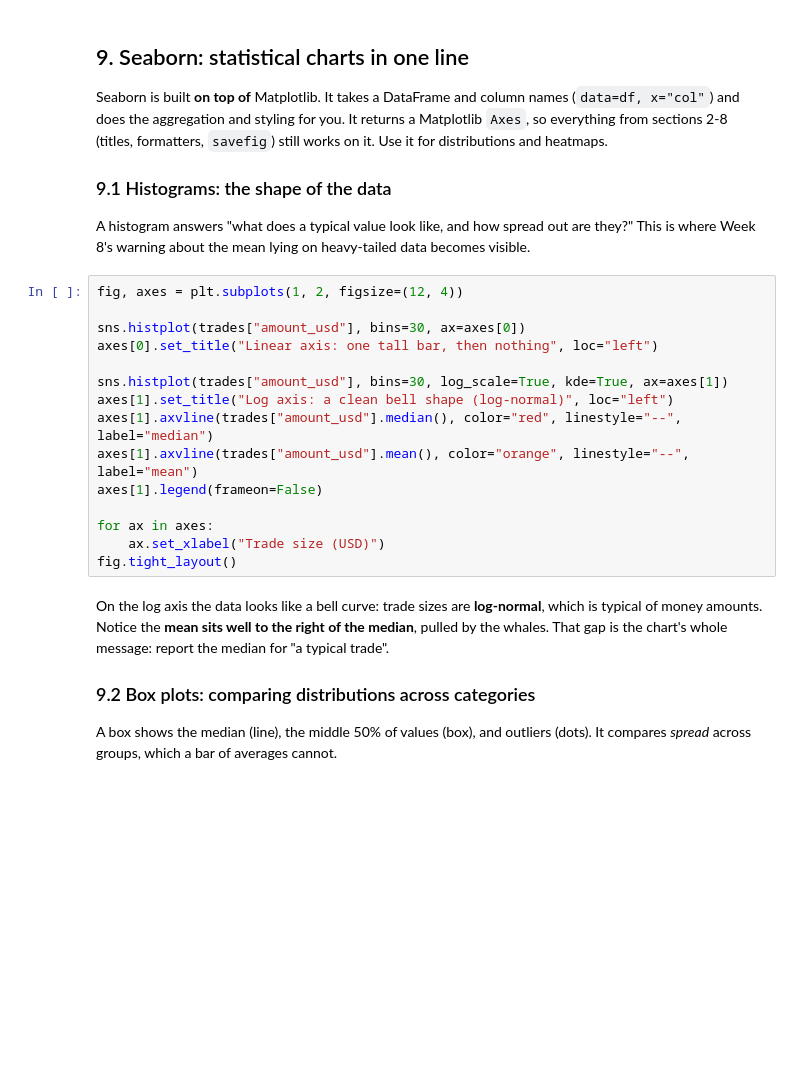
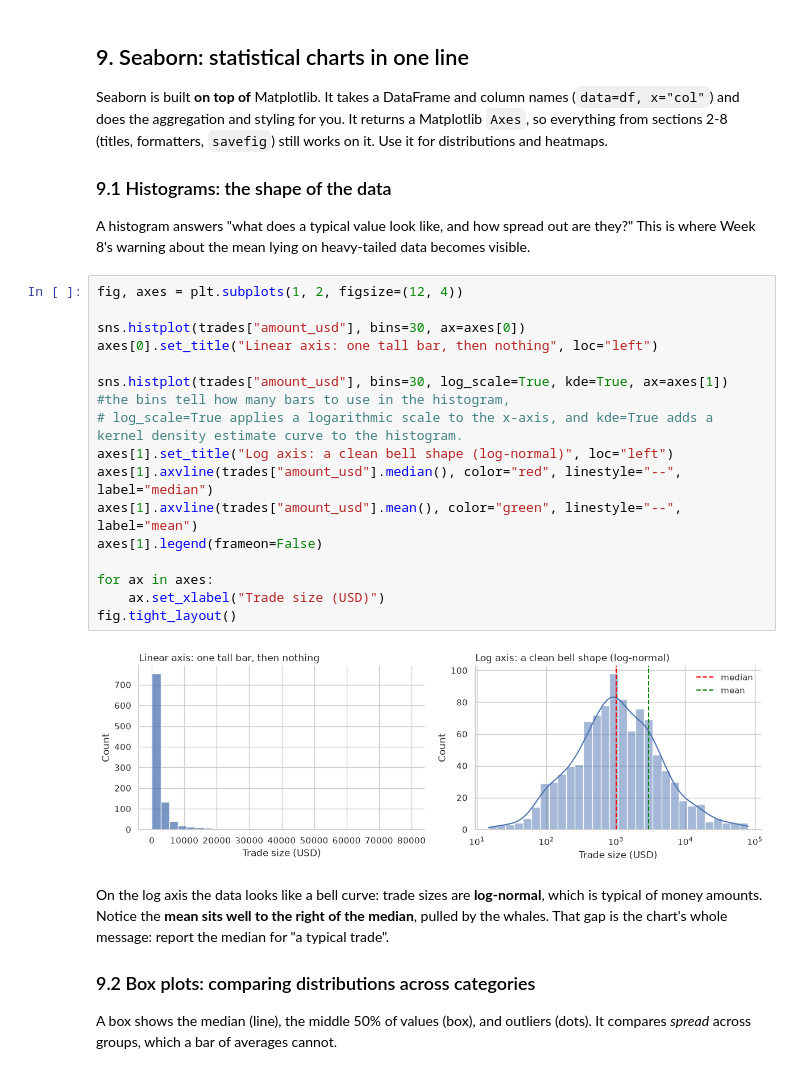
Before and after one commit to only1angelnath/python-for-blockchain-analytics, a Jupyter notebook: phase-2-python-for-data/week-09-visualization/lesson.ipynb, the cells around one changed output. Cells and saved outputs as stored; diff of their text form; blank space fills up the shorter version.

```diff
--- a/phase-2-python-for-data/week-09-visualization/lesson.ipynb
+++ b/phase-2-python-for-data/week-09-visualization/lesson.ipynb
@@ -371,18 +414,22 @@ A histogram answers "what does a typical value look like, and how spread out are
 # %%
 fig, axes = plt.subplots(1, 2, figsize=(12, 4))
 
 sns.histplot(trades["amount_usd"], bins=30, ax=axes[0])
 axes[0].set_title("Linear axis: one tall bar, then nothing", loc="left")
 
 sns.histplot(trades["amount_usd"], bins=30, log_scale=True, kde=True, ax=axes[1])
+#the bins tell how many bars to use in the histogram,
+# log_scale=True applies a logarithmic scale to the x-axis, and kde=True adds a kernel density estimate curve to the histogram.
 axes[1].set_title("Log axis: a clean bell shape (log-normal)", loc="left")
 axes[1].axvline(trades["amount_usd"].median(), color="red", linestyle="--", label="median")
-axes[1].axvline(trades["amount_usd"].mean(), color="orange", linestyle="--", label="mean")
+axes[1].axvline(trades["amount_usd"].mean(), color="green", linestyle="--", label="mean")
 axes[1].legend(frameon=False)
 
 for ax in axes:
     ax.set_xlabel("Trade size (USD)")
 fig.tight_layout()
+# %% [output]
+[figure, added]
 # %% [markdown]
 On the log axis the data looks like a bell curve: trade sizes are **log-normal**, which is typical of money amounts. Notice the **mean sits well to the right of the median**, pulled by the whales. That gap is the chart's whole message: report the median for "a typical trade".
 
```
Also changed, not shown: parts of 20 cells of this notebook, 4 other files.
